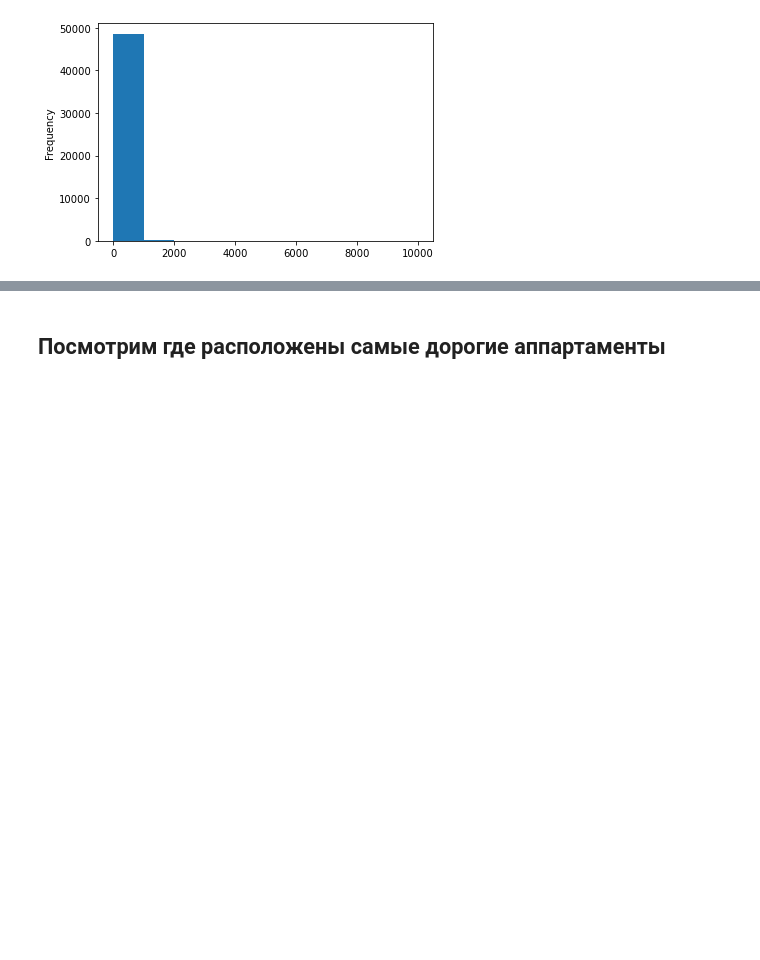
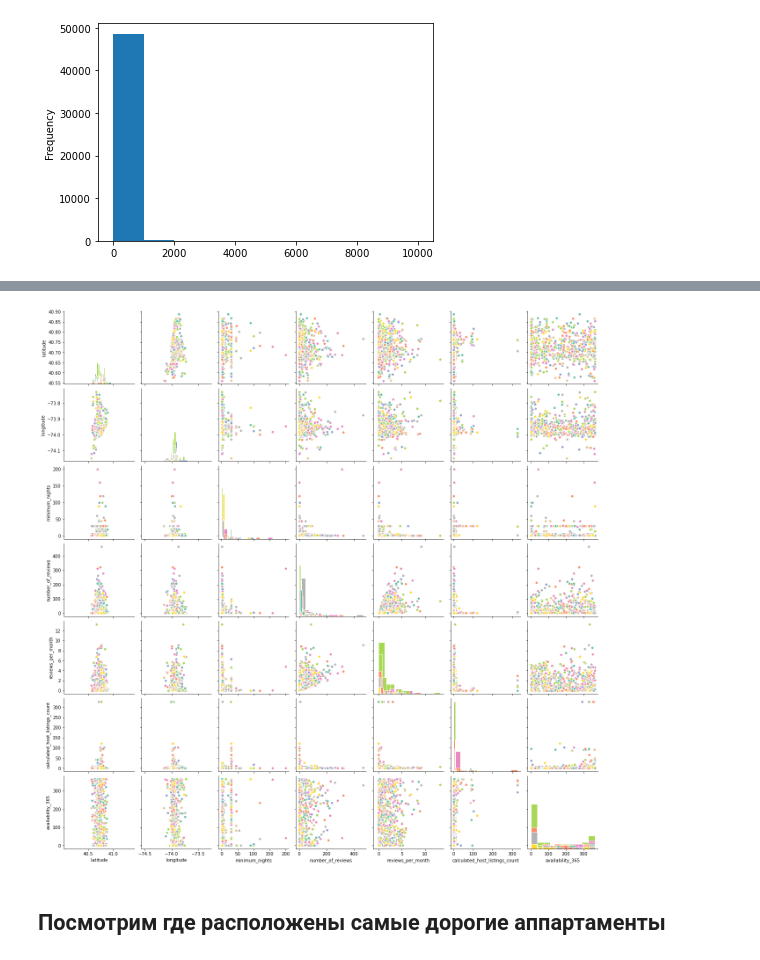
Before and after one commit to TefloniusMonk/intro, a Jupyter notebook: notebooks/air_bnb.ipynb, the cells around one changed output, grey strips where cells are left out. Cells and saved outputs as stored; diff of their text form; code cells hidden in the pictures; blank space fills up the shorter version.

Commit message:
Added some plots

```diff
--- a/notebooks/air_bnb.ipynb
+++ b/notebooks/air_bnb.ipynb
@@ -117,3 +103,10 @@ dataset.describe(percentiles=[0.999,0.01])
+# %%
+ax = sns.PairGrid(dataset.sample(1000), hue='price', palette="Set2")
+ax = ax.map_diag(plt.hist, edgecolor="w")
+ax = ax.map_offdiag(plt.scatter, edgecolor="w")
+plt.show()
+# %% [output]
+[figure, added]
 # %% [markdown]
 ##  Посмотрим где расположены самые дорогие аппартаменты
 # %%
```
Also changed, not shown: parts of 23 cells of this notebook, 1 other file.
